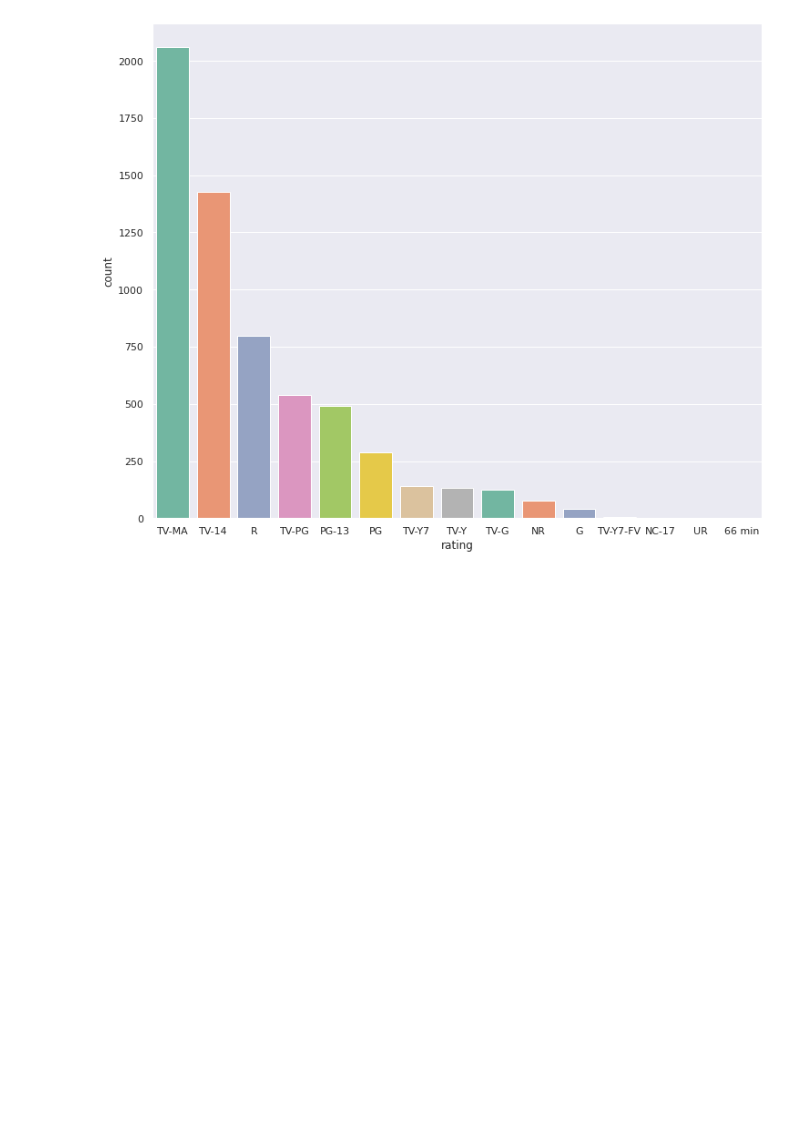
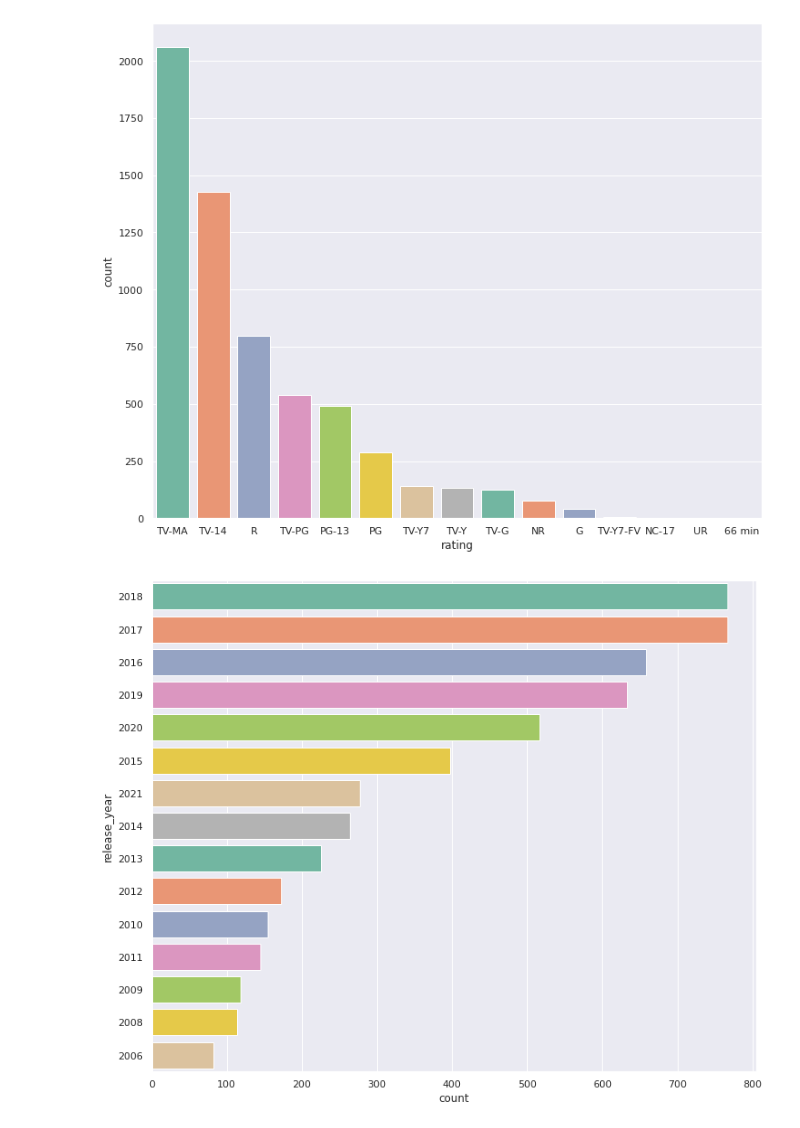
Before and after one commit to Nagmashaik123/INFO5502, a Jupyter notebook: DataMiningNetfixTitles.ipynb, the cells around one changed output. Drawn from its saved outputs; the diff is of its cells as text; code cells hidden in the pictures; blank space fills up the shorter version.

```diff
--- a/DataMiningNetfixTitles.ipynb
+++ b/DataMiningNetfixTitles.ipynb
@@ -114,3 +115,10 @@ sns.set(style="darkgrid")
 rating_count=sns.countplot(x="rating",data=df_movies,palette="Set2",order=df_movies['rating'].value_counts().index[0:15])
 # %% [output]
 [figure]
+# %%
+# Plotting the count of movies for each release year from 2006 to 2018 in descending order
+plt.figure(figsize=(12,10))
+sns.set(style="darkgrid")
+year=sns.countplot(y="release_year", data=df_movies,palette="Set2", order=df_movies['release_year'].value_counts().index[0:15])
+# %% [output]
+[figure, added]
```
Also changed, not shown: parts of 1 cell of this notebook.
